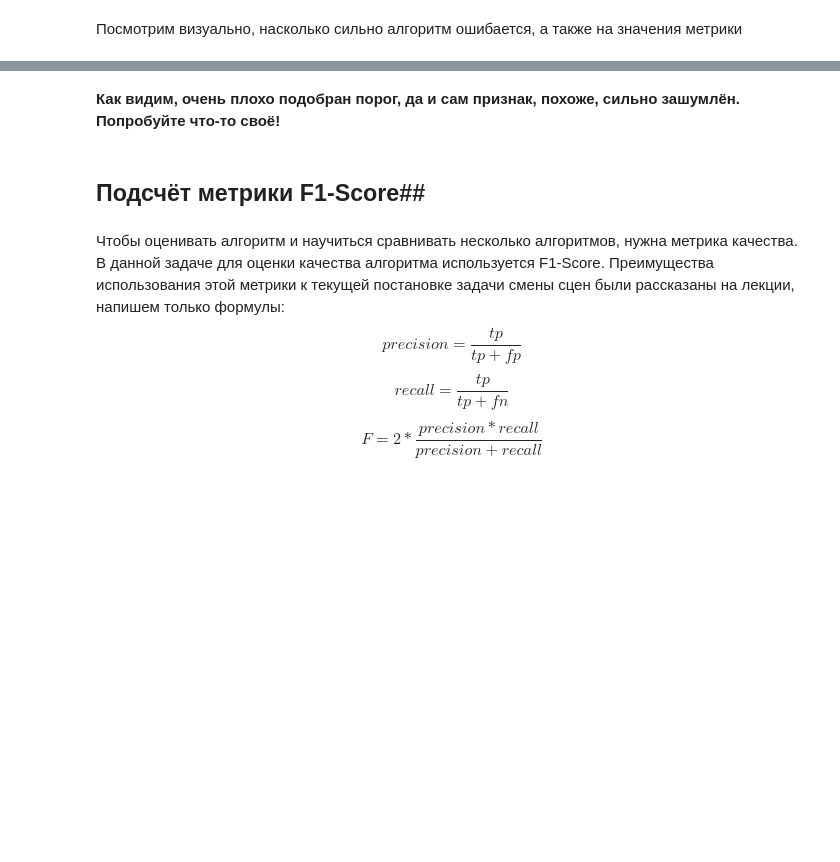
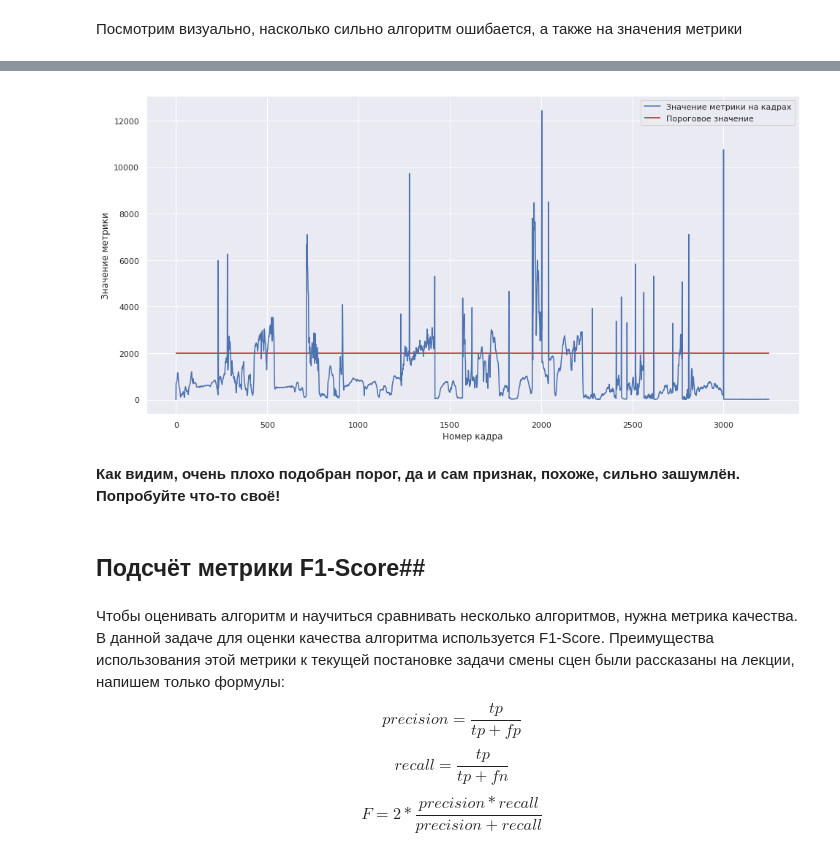
Before and after one commit to msu-video-group/video-course, a Jupyter notebook: homework01/1. Scene Change Detector.ipynb, the cells around one changed output, grey strips where cells are left out. Cells and saved outputs as stored; diff of their text form; code cells hidden in the pictures; blank space fills up the shorter version.

```diff
--- a/homework01/1. Scene Change Detector.ipynb
+++ b/homework01/1. Scene Change Detector.ipynb
@@ -82,7 +97,7 @@ for frame in tqdm_notebook(frames): # Второй раз уже не будет
 # %% [markdown]
 <img src="Hard_cut.jpg">
 # %%
-def baseline_scene_change_detector(frames, threshold=60, with_vis=False):
+def baseline_scene_change_detector(frames, threshold=2000, with_vis=False):
     scene_changes = []
     vis = []
     metric_values = []
@@ -93,7 +108,7 @@ def baseline_scene_change_detector(frames, threshold=60, with_vis=False):
         # idx - это номер кадра
         # -----
         if prev_frame is not None:
-            metric_value = np.mean((frame - prev_frame) ** 2)
+            metric_value = np.mean((frame.astype(np.int32) - prev_frame) ** 2)
             # Базовая расстояние между кадрами - среднеквадратическая ошибка между ними
             if metric_value > threshold:
                 scene_changes.append(idx)
@@ -143,7 +162,9 @@ def visualize_metric_values(metric_values, threshold):
     plt.legend()
     plt.show()
 # %%
-visualize_metric_values(metric_values, 60)
+visualize_metric_values(metric_values, 2000)
+# %% [output]
+[figure, added]
 # %% [markdown]
 **Как видим, очень плохо подобран порог, да и сам признак, похоже, сильно зашумлён. Попробуйте что-то своё!**
 # %% [markdown]
```
Also changed, not shown: parts of 7 cells of this notebook.
